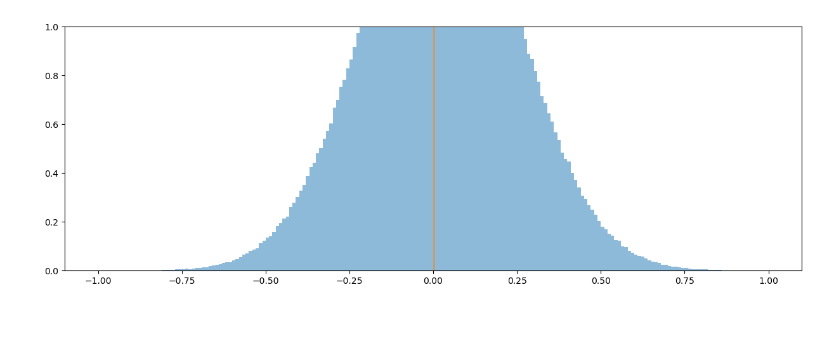
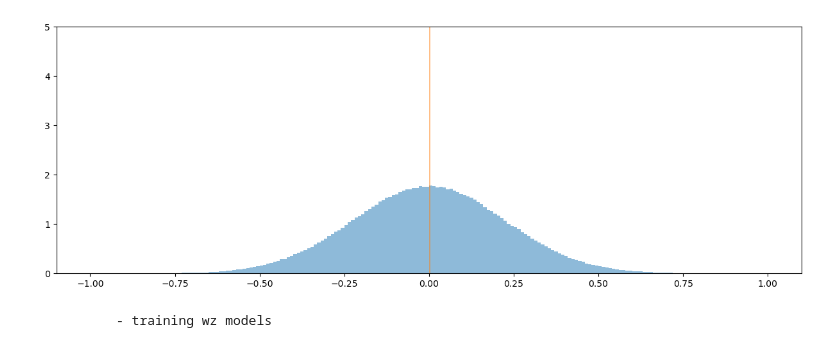
Before and after one commit to HosseinOutward/VUB-ACS-25_Thesis, a Jupyter notebook: experiments/make_basic_rnn_model.ipynb, the cells around one changed output. Cells and saved outputs as stored; diff of their text form; code cells hidden in the pictures; blank space fills up the shorter version.

Commit message:
completed the logging class, and fixed random bugs. need plotting

```diff
--- a/experiments/make_basic_rnn_model.ipynb
+++ b/experiments/make_basic_rnn_model.ipynb
@@ -20,37 +20,37 @@ warnings.filterwarnings("ignore", message="The 'val_dataloader' does not have")
 # %%
 y = np.random.normal(0,0.5, 1_000_000,).astype(np.float32)
 side_info_data = y*0
 
-side_info_data = [side_info_data]
+side_info_data = []#[side_info_data]
 
 temp=np.percentile(y, [0.0003, 99.9997])
 temp=((y>=temp[0]) * (y<=temp[1]))
 y = y[temp]
 
 y = (y - np.min(y)) / (np.max(y) - np.min(y)) *2 -1
 
 y_argsort = np.argsort(y)
 side_info_data = [a[temp] for a in side_info_data]
 
 plt.figure(figsize=(15, 5))
 plt.hist(y, 200, density=True, alpha=0.5)
 plt.hist(side_info_data[0], 200, density=True, alpha=0.5)
 plt.ylim(0,5)
 plt.show()
 # %% [output]
-[figure, old version]
+[figure, new version]
 # %%
-importlib.reload(components.broadcast_components.quantizer.wz_quant_ANN)
-importlib.reload(components.broadcast_components.quantizer.wz_quant_RNN)
-from components.broadcast_components.quantizer.wz_quant_RNN import PL_EncoderDecoder_RNN
-from components.broadcast_components.quantizer.wz_quant_ANN import WZQuantizer, plot_bins
+importlib.reload(components.broadcast_components.WZ_models.wz_quant_ANN)
+importlib.reload(components.broadcast_components.WZ_models.wz_quant_RNN)
+from components.broadcast_components.WZ_models.wz_quant_ANN import WZQuantizer
+from components.broadcast_components.WZ_models.wz_quant_RNN import PL_EncoderDecoder_RNN
 
-pl_model = PL_EncoderDecoder_RNN(
-    inp_dim=1, side_info_size=len(side_info_data),
-    reconst_ld=100, num_planes=3, bins_per_plane=4, lr=5e-4, tau=5,)
-wz_quantizer = WZQuantizer(wz_pl_model=pl_model, count_side_info_data=len(side_info_data),
-                           train_sample_size=200_000, metric_report_flag=True)
+wz_model = PL_EncoderDecoder_RNN(inp_dim=1, side_info_size=0, num_planes=3, bins_per_plane=4, lr=1e-5).to(torch.float32)
+wz_quantizer = WZQuantizer(wz_model, train_sample_size=100_000, count_side_info_data=0, enable_progress_bar=True)
+
 wz_quantizer.train_model(y, side_info_data, epoch=50, batch_size=10_000)
+# %% [output]
+          - training wz models
 # %%
 model_check_path = '../data/basicRNN_3plane_4bins_state.pt'
 model = wz_quantizer.wz_pl_model
```
Also changed, not shown: parts of 3 cells of this notebook, 6 other files.
